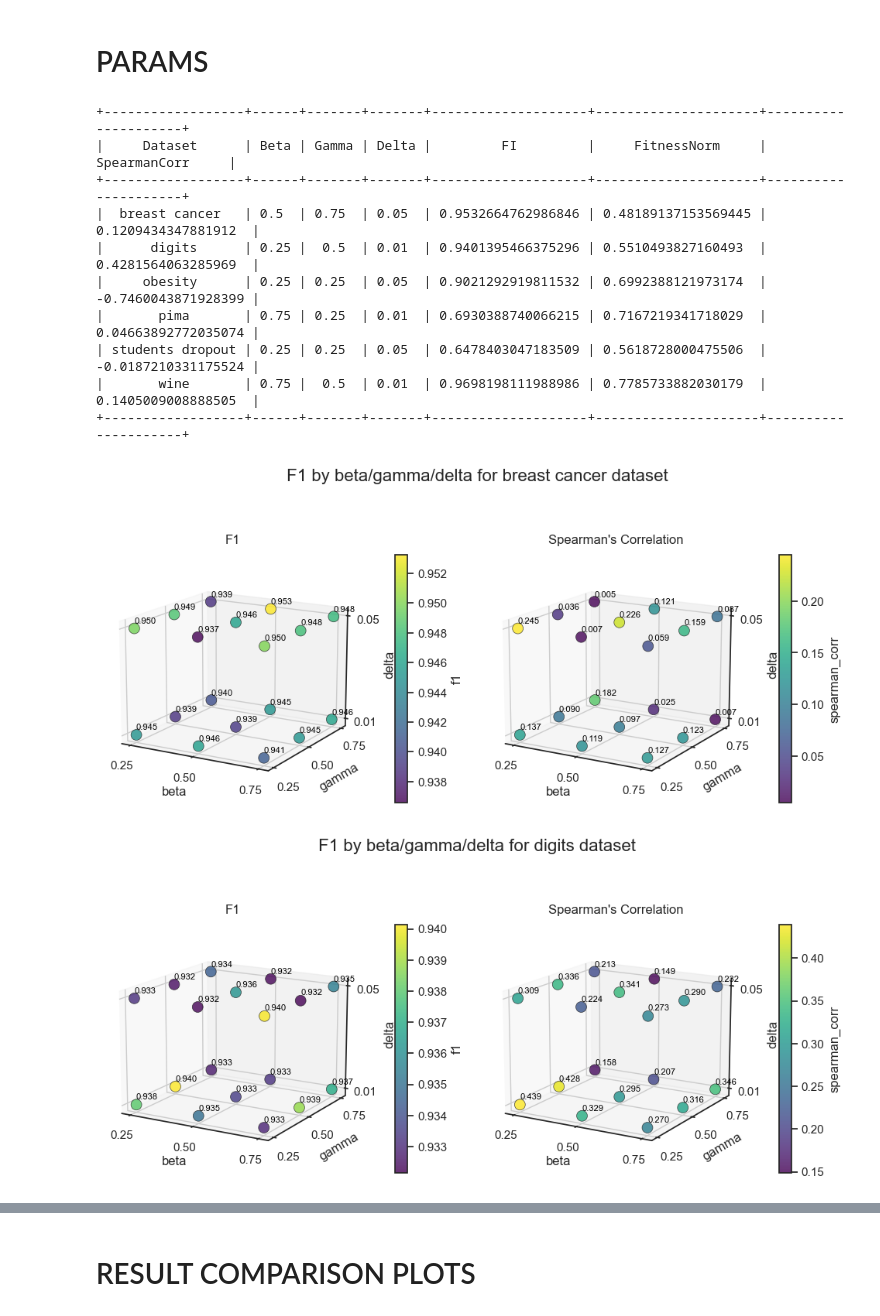
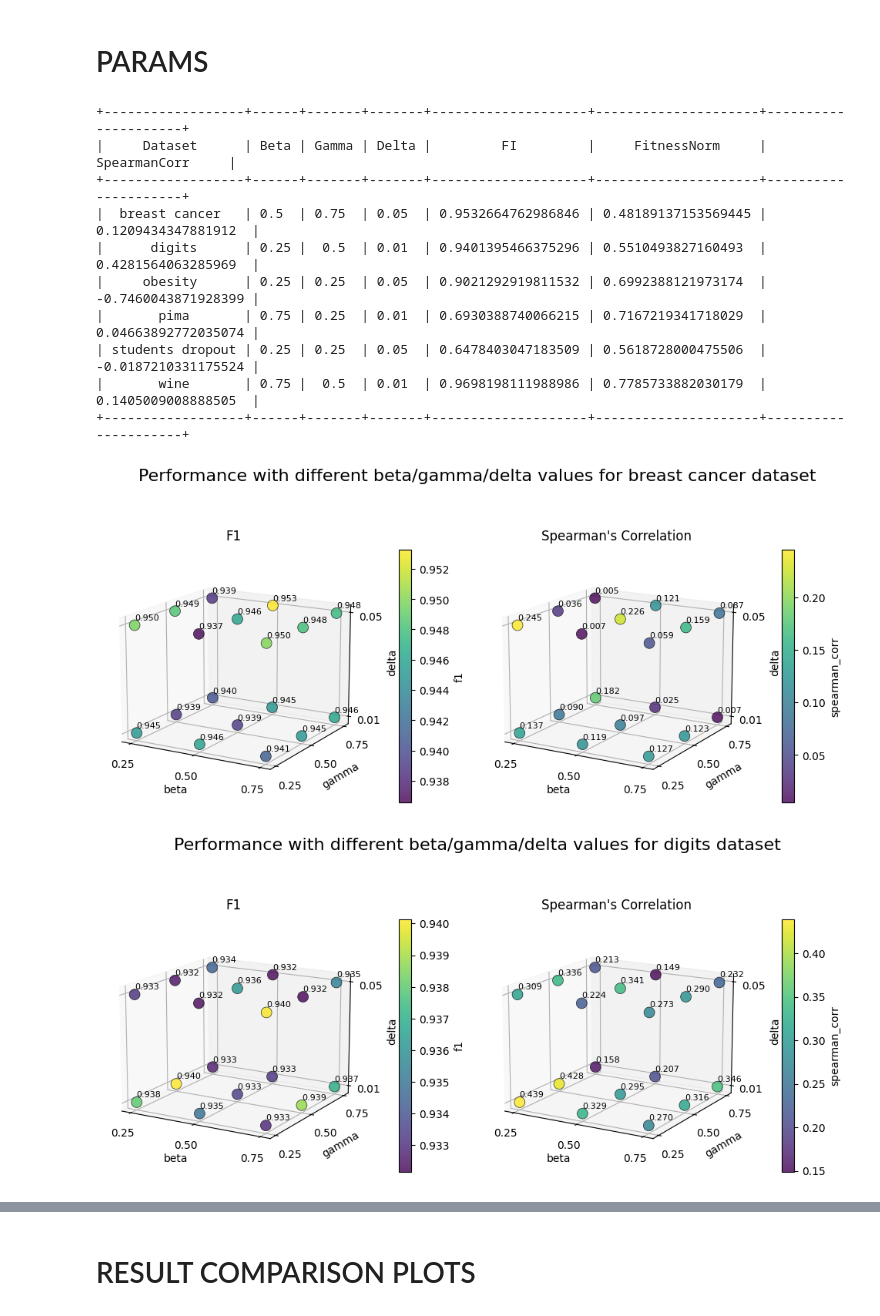
Before and after one commit to CenturionTheMan/SimulatedAnnealingBagging, a Jupyter notebook: src/article_plots.ipynb, the cells around one changed output, grey strips where cells are left out. Saved outputs shown, nothing was run; the diff lists cells and outputs as text; code cells hidden in the pictures.

Commit message:
plots

```diff
--- a/src/article_plots.ipynb
+++ b/src/article_plots.ipynb
@@ -66,7 +66,7 @@ best_by_dataset.to_csv('./../report/csv/best_greeks_by_dataset.csv', index=False
 # 3D Scatter Plot Function
 def plot_metrics_3d_subplots(df, dataset, metrics, titles, themes, path):
     fig = plt.figure(figsize=(len(metrics)*5, 5))  # Adjust figure size for subplots
-    fig.suptitle(f"F1 by beta/gamma/delta for {dataset} dataset", fontsize=16, x=0.5)
+    fig.suptitle(f"Performance with different beta/gamma/delta values for {dataset} dataset", fontsize=16, x=0.5)
     for i, (metric, title, theme) in enumerate(zip(metrics, titles, themes), start=1):
         df_tmp = df[df['dataset'] == dataset]
         ax = fig.add_subplot(1, len(metrics), i, projection='3d')  # Create a subplot for each metric
@@ -117,32 +117,32 @@ titles = [
     'F1',
     "Spearman\'s Correlation"
 ]
 themes = ['viridis', 'viridis', 'viridis']
 
 # Generate subplots for each dataset
 for dataset in datasets:
     plot_metrics_3d_subplots(grouped, dataset, metrics, titles, themes, f'./../report/plt/plot_{dataset.replace(' ', '_')}_greeks.png')
     tmp = grouped[grouped['dataset'] == dataset]
     tmp = tmp.sort_values(by=['f1'], ascending=False)
     tmp = tmp.rename(columns={
         'beta': 'Beta',
         'gamma': 'Gamma',
         'delta': 'Delta',
         'f1': 'F1',
         'fitness_norm': 'FitnessNorm',
         'spearman_corr': "SpearmanCorr"
     })
     # tmp.to_csv(f'./../report/csv/table_{dataset}_greeks.csv', index=False)
 # %% [output]
 +------------------+------+-------+-------+--------------------+---------------------+---------------------+
 |     Dataset      | Beta | Gamma | Delta |         FI         |     FitnessNorm     |    SpearmanCorr     |
 +------------------+------+-------+-------+--------------------+---------------------+---------------------+
 |  breast cancer   | 0.5  | 0.75  | 0.05  | 0.9532664762986846 | 0.48189137153569445 | 0.1209434347881912  |
 |      digits      | 0.25 |  0.5  | 0.01  | 0.9401395466375296 | 0.5510493827160493  | 0.4281564063285969  |
 |     obesity      | 0.25 | 0.25  | 0.05  | 0.9021292919811532 | 0.6992388121973174  | -0.7460043871928399 |
 |       pima       | 0.75 | 0.25  | 0.01  | 0.6930388740066215 | 0.7167219341718029  | 0.04663892772035074 |
 | students dropout | 0.25 | 0.25  | 0.05  | 0.6478403047183509 | 0.5618728000475506  | -0.0187210331175524 |
 |       wine       | 0.75 |  0.5  | 0.01  | 0.9698198111988986 | 0.7785733882030179  | 0.1405009008888505  |
 +------------------+------+-------+-------+--------------------+---------------------+---------------------+
-[figure, old version]
+[figure, new version]
-[figure, old version]
+[figure, new version]
```
Also changed, not shown: parts of 2 cells of this notebook, 12 other files.
